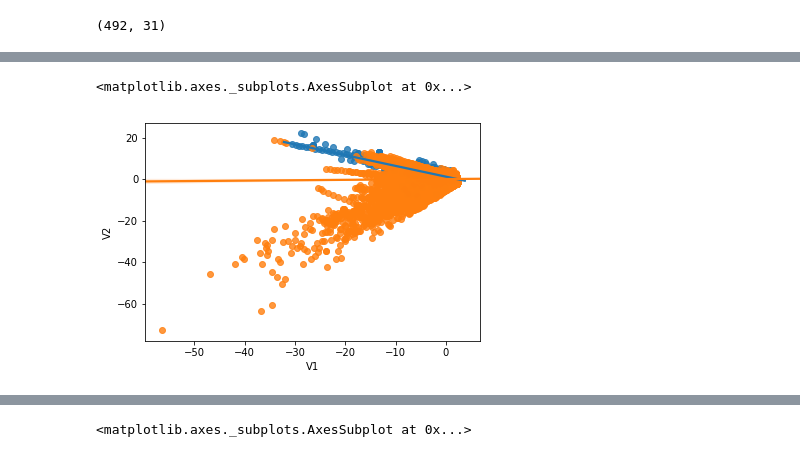
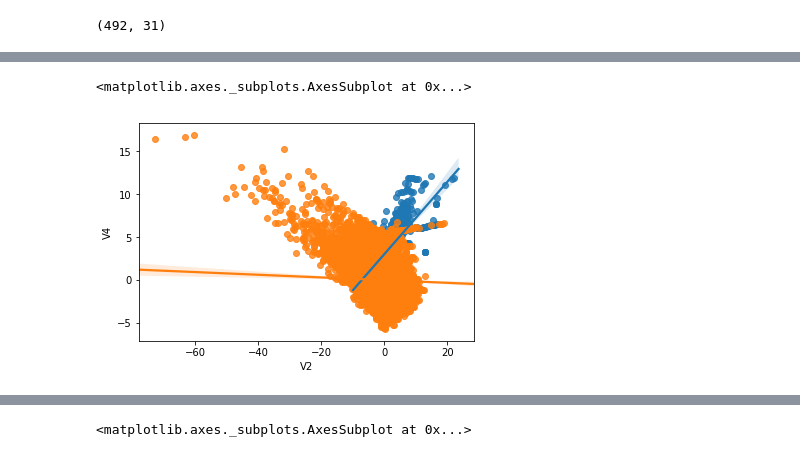
Before and after one commit to harineem1/Springboard01, a Jupyter notebook: Capstone/Capstone 1/Code/CreditCardDataStorytelling1.ipynb, the cells around one changed output, grey strips where cells are left out. Drawn from its saved outputs; the diff is of its cells as text; code cells hidden in the pictures.

```diff
--- a/Capstone/Capstone 1/Code/CreditCardDataStorytelling1.ipynb
+++ b/Capstone/Capstone 1/Code/CreditCardDataStorytelling1.ipynb
@@ -108,6 +142,7 @@ df1.shape
 # %%
-sns.regplot(x=df1["V1"], y=df1["V2"])
-sns.regplot(x=df0["V1"], y=df0["V2"])
+sns.regplot(x=df1["V2"], y=df1["V4"])
+sns.regplot(x=df0["V2"], y=df0["V4"])
+#A combination of high V2 and high V4 seems to favor a fradulent transaction
 # %% [output]
 <matplotlib.axes._subplots.AxesSubplot at 0x...>
-[figure, old version]
+[figure, new version]
```
Also changed, not shown: parts of 25 cells of this notebook.
